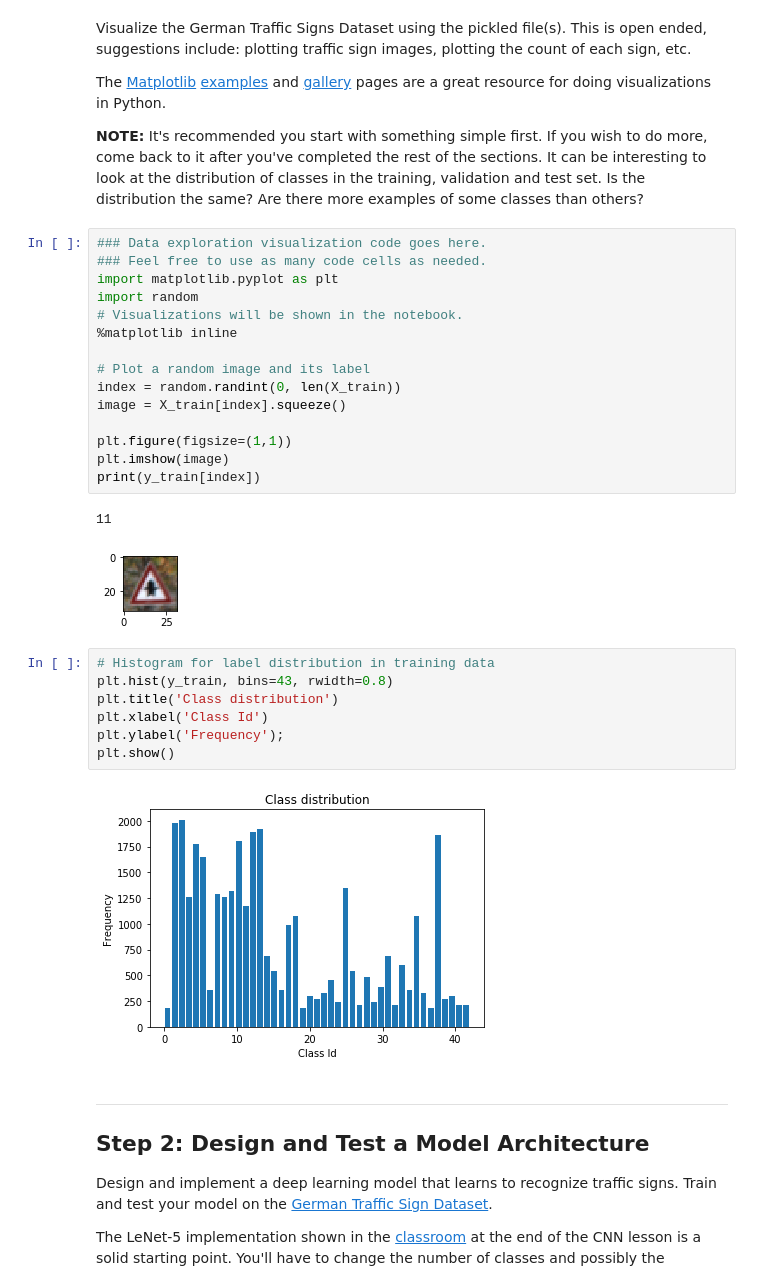
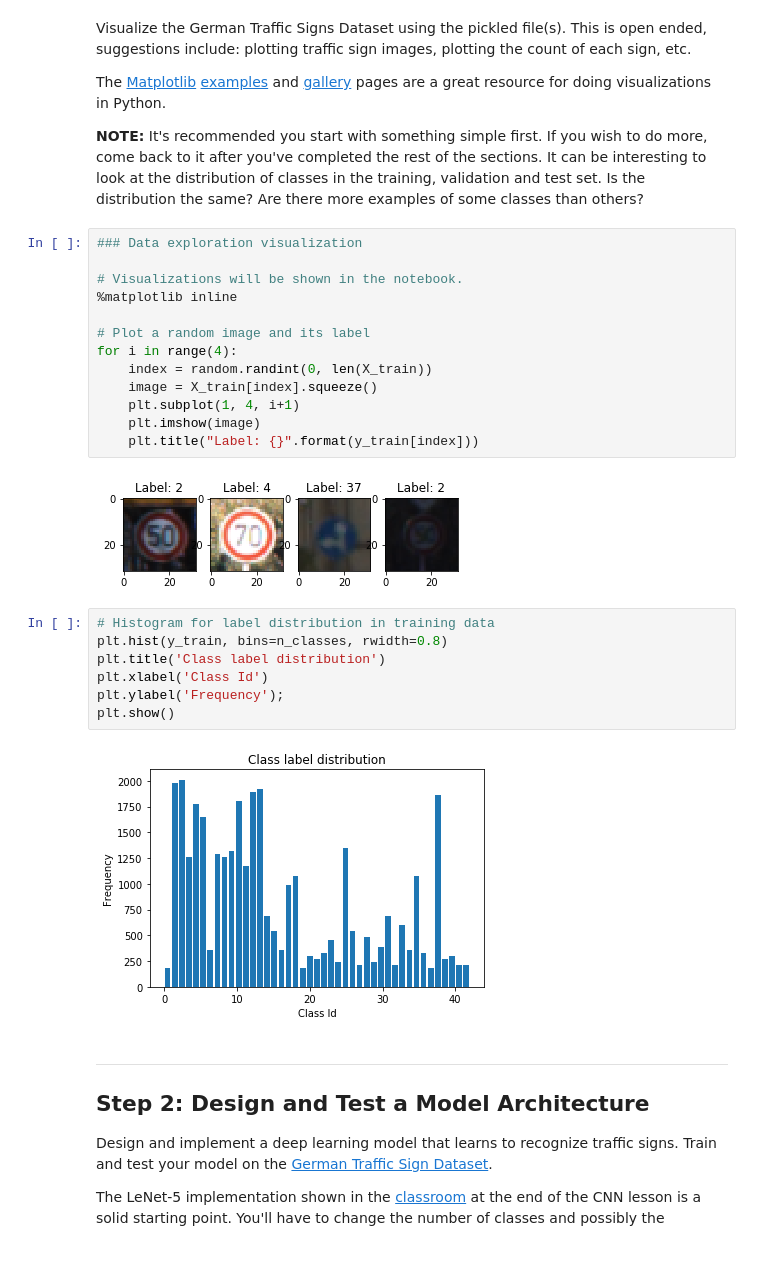
Before and after one commit to fang-yu-liu/traffic-sign-classification, a Jupyter notebook: Traffic_Sign_Classifier.ipynb, the cells around one changed output. Saved outputs shown, nothing was run; the diff lists cells and outputs as text; blank space fills up the shorter version.

```diff
--- a/Traffic_Sign_Classifier.ipynb
+++ b/Traffic_Sign_Classifier.ipynb
@@ -94,32 +120,29 @@ The [Matplotlib](http://matplotlib.org/) [examples](http://matplotlib.org/exampl
 
 **NOTE:** It's recommended you start with something simple first. If you wish to do more, come back to it after you've completed the rest of the sections. It can be interesting to look at the distribution of classes in the training, validation and test set. Is the distribution the same? Are there more examples of some classes than others?
 # %%
-### Data exploration visualization code goes here.
-### Feel free to use as many code cells as needed.
-import matplotlib.pyplot as plt
-import random
+### Data exploration visualization
+
 # Visualizations will be shown in the notebook.
 %matplotlib inline
 
 # Plot a random image and its label
-index = random.randint(0, len(X_train))
-image = X_train[index].squeeze()
-
-plt.figure(figsize=(1,1))
-plt.imshow(image)
-print(y_train[index])
+for i in range(4):
+    index = random.randint(0, len(X_train))
+    image = X_train[index].squeeze()
+    plt.subplot(1, 4, i+1)
+    plt.imshow(image)
+    plt.title("Label: {}".format(y_train[index]))
 # %% [output]
-11
-[figure, old version]
+[figure, new version]
 # %%
 # Histogram for label distribution in training data
-plt.hist(y_train, bins=43, rwidth=0.8)
-plt.title('Class distribution')
+plt.hist(y_train, bins=n_classes, rwidth=0.8)
+plt.title('Class label distribution')
 plt.xlabel('Class Id')
 plt.ylabel('Frequency');
 plt.show()
 # %% [output]
-[figure, old version]
+[figure, new version]
 # %% [markdown]
 ----
 
```
Also changed, not shown: parts of 13 cells of this notebook, 3 other files.
